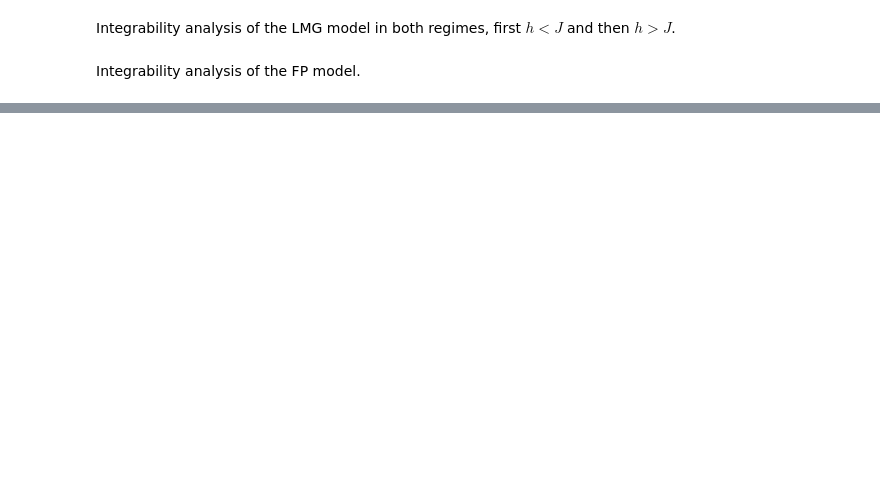
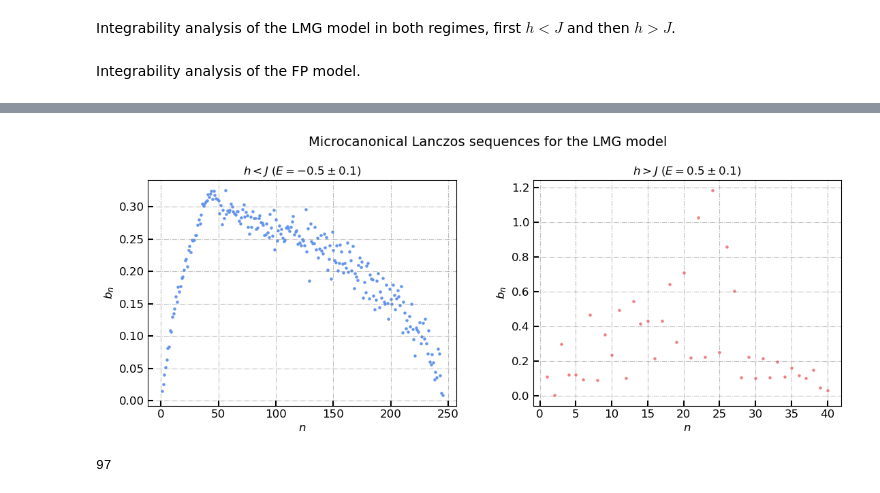
Before and after one commit to nicolasdero/KrylovQuantumClassical, a Jupyter notebook: project_notebook.ipynb, the cells around one changed output, grey strips where cells are left out. Cells and saved outputs as stored; diff of their text form; code cells hidden in the pictures; blank space fills up the shorter version.

```diff
--- a/project_notebook.ipynb
+++ b/project_notebook.ipynb
@@ -545,0 +573,24 @@ L * (L + 1) * (2 * L ** 2 + 2 * L - 1) + 1
+# %%
+h = 0.5
+J = 1.0
+
+LMG_Lanczos_MC_1 = KrylovQuantum(model = 'LMG', spin_size = 20, param = [h, J], initial_operator = [[0, 0, 1]], precision = 500)
+a_MC_1 = LMG_Lanczos_MC_1.Lanczos_coeff_MC(E = - 0.5, E_window = 0.2, one_point = True)
+
+h = 2.0
+J = 1.0
+
+LMG_Lanczos_MC_2 = KrylovQuantum(model = 'LMG', spin_size = 20, param = [h, J], initial_operator = [[0, 0, 1]], precision = 500)
+a_MC_2 = LMG_Lanczos_MC_2.Lanczos_coeff_MC(E = 0.5, E_window = 0.2, one_point = True)
+# %%
+fig, (ax1, ax2) = plot_side_by_side(
+    title = ['Microcanonical Lanczos sequences for the LMG model', r'$h<J$ ($E=-0.5\pm 0.1$)', r'$h>J$ ($E=0.5\pm 0.1$)'],
+    x_labels = [r'$n$', r'$n$'],
+    y_labels = [r'$b_n$', r'$b_n$'])
+
+ax1.scatter(np.arange(1, len(LMG_Lanczos_MC_1.Lanczos) + 1), LMG_Lanczos_MC_1.Lanczos, color = 'cornflowerblue', s = 5)
+ax2.scatter(np.arange(1, len(LMG_Lanczos_MC_2.Lanczos) + 1), LMG_Lanczos_MC_2.Lanczos, color = 'lightcoral', s = 5)
+
+plt.show()
+# %% [output]
+[figure, added]
@@ -545,0 +607,4 @@ L * (L + 1) * (2 * L ** 2 + 2 * L - 1) + 1
+# %%
+FP_Lanczos_MC_1.K_dim
+# %% [output]
+97
```
Also changed, not shown: parts of 35 cells of this notebook, 8 other files.
